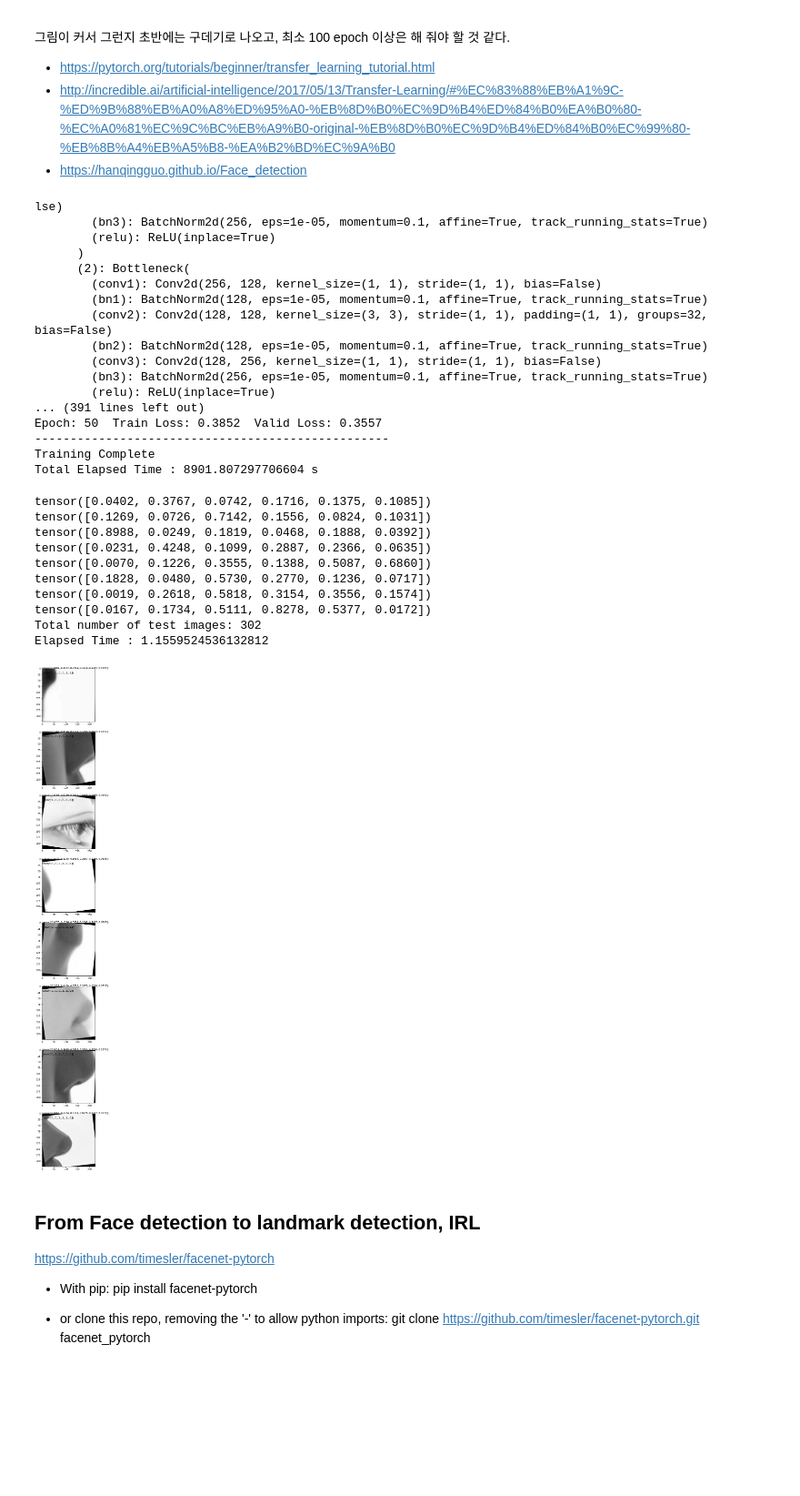
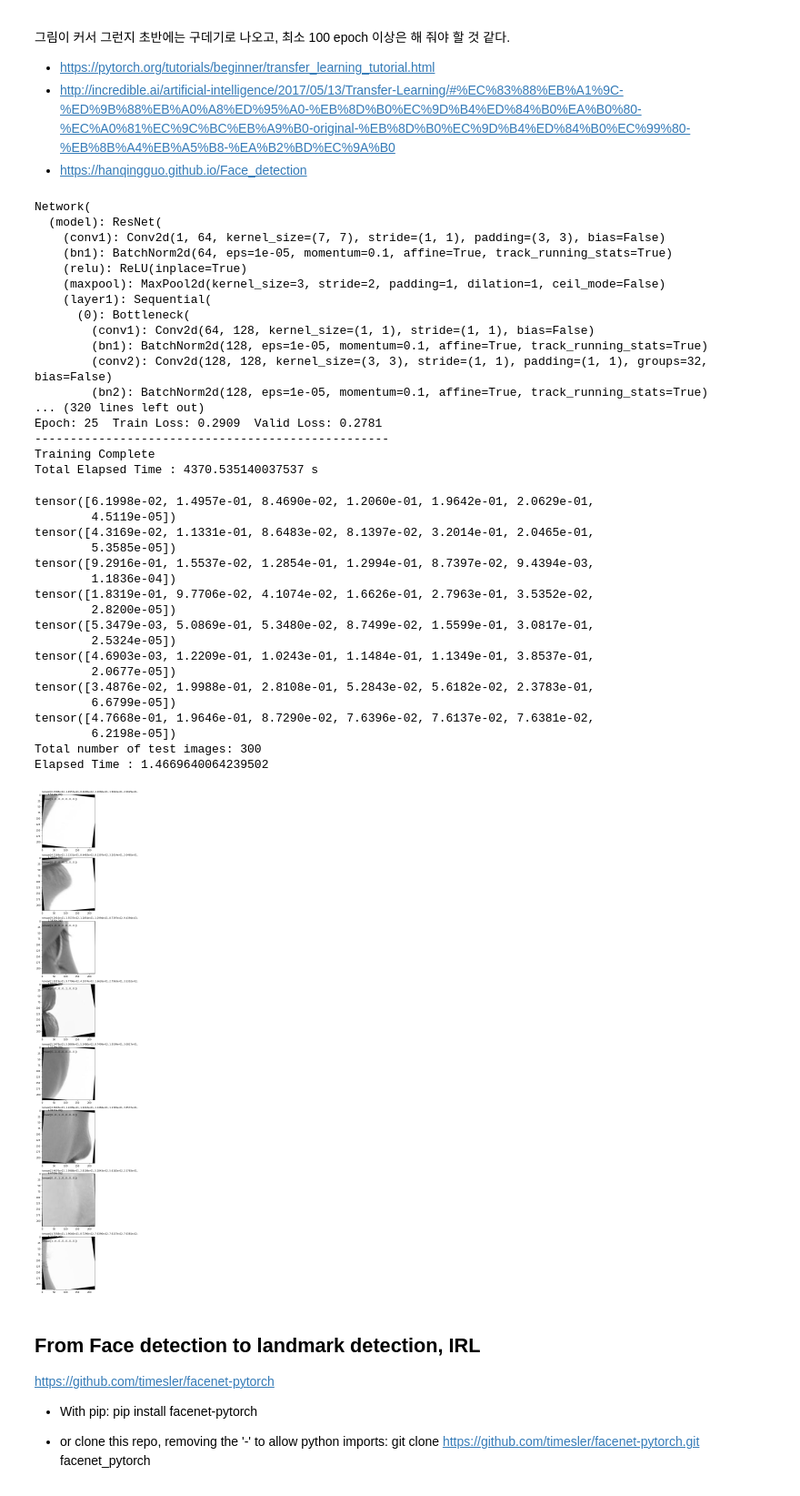
Before and after one commit to 2wind/LandmarkDetector, a Jupyter notebook: sortout.ipynb, the cells around one changed output. Shown at 91% size. Cells and saved outputs as stored; diff of their text form; code cells hidden in the pictures; blank space fills up the shorter version.

Commit message:
trained one more model and upgraded sortout

```diff
--- a/sortout.ipynb
+++ b/sortout.ipynb
@@ -188,7 +188,10 @@ class PatchClassificationDataSet(Dataset):
         landmark = self.extract_landmarks(df, self.landmark_regex, self.landmark_length)
 
         top, left, height, width = self.bounding_box(landmark[remainder])
-        onehot = self.check_within_bounding_box(landmark, top, left, height, width)
+        # onehot = self.check_within_bounding_box(landmark, top, left, height, width)
+        onehot = [0.] * (len(landmark) + 1)
+        onehot[remainder] = 1.
+        onehot = torch.tensor(onehot)
 
         img, landmark = self.crop(img, landmark, top, left, height, width)
 
@@ -207,6 +210,7 @@ class PatchClassificationDataSet(Dataset):
         return img, onehot
 # %%
 data_dir = "./AutoAlign"
+test_dir = "./AutoAlign_test"
 weights_path = 'face_classification_patch_'
 
 landmark_regex_string = '29@[2479]|30@[34]' # for 18: '29@[1-9]\d?|30@[1-7]'
@@ -216,19 +220,11 @@ photo_postfix = "lat_photo.jpg"
 tsv_postfix = "lat_photo.txt"
 
 
-dataset = PatchClassificationDataSet(data_dir, photo_postfix, tsv_postfix, landmark_regex = landmark_regex_string, landmark_length = landmark_number)
+train_dataset = PatchClassificationDataSet(data_dir, photo_postfix, tsv_postfix, landmark_regex = landmark_regex_string, landmark_length = landmark_number)
+valid_dataset = PatchClassificationDataSet(test_dir, photo_postfix, tsv_postfix, landmark_regex = landmark_regex_string, landmark_length = landmark_number)
 
 # split the dataset into validation and test sets
-len_valid_set = int(0.1*len(dataset))
-len_train_set = len(dataset) - len_valid_set
-
-print("The length of Train set is {}".format(len_train_set))
-print("The length of Valid set is {}".format(len_valid_set))
-
-train_dataset , valid_dataset,  = torch.utils.data.random_split(dataset , [len_train_set, len_valid_set])
-
 
 data_train_loader = DataLoader(train_dataset, batch_size=64, shuffle=True)
-print(len(data_train_loader))
 
 valid_loader = DataLoader(valid_dataset, batch_size=8, shuffle=True)
@@ -303,7 +295,7 @@ class Network(nn.Module):
 # %%capture cap_out --no-stderr
 
 torch.autograd.set_detect_anomaly(True)
-network = Network(num_classes=6)
+network = Network(num_classes=7)
 # use load_state_dict to load previously trained model.
 # checkpoint = torch.load(f"model/0518_1226_6_100_face_landmarks_transfer_resnext50.tar"))
 # use pth only
@@ -321,7 +313,7 @@ optimizer = optim.Adam(filter(lambda p: p.requires_grad, network.parameters()),
 # optimizer.load_state_dict(checkpoint['optimizer_state_dict'])
 
 loss_min = np.inf
-num_epochs = 50
+num_epochs = 25
 
 logger = pd.DataFrame(columns=['train loss', 'valid loss'])
 
@@ -406,63 +398,71 @@ logger.to_csv(f'csv/{time_str}_{landmark_number}_{num_epochs}_{weights_path}_tra
 # with open(f'csv/{time_str}_{landmark_number}_{num_epochs}_train_log.txt') as capture_file:
 #     capture_file.write(cap_out)
 # %% [output]
-lse)
-        (bn3): BatchNorm2d(256, eps=1e-05, momentum=0.1, affine=True, track_running_stats=True)
-        (relu): ReLU(inplace=True)
-      )
-      (2): Bottleneck(
-        (conv1): Conv2d(256, 128, kernel_size=(1, 1), stride=(1, 1), bias=False)
+Network(
+  (model): ResNet(
+    (conv1): Conv2d(1, 64, kernel_size=(7, 7), stride=(1, 1), padding=(3, 3), bias=False)
+    (bn1): BatchNorm2d(64, eps=1e-05, momentum=0.1, affine=True, track_running_stats=True)
+    (relu): ReLU(inplace=True)
+    (maxpool): MaxPool2d(kernel_size=3, stride=2, padding=1, dilation=1, ceil_mode=False)
+    (layer1): Sequential(
+      (0): Bottleneck(
+        (conv1): Conv2d(64, 128, kernel_size=(1, 1), stride=(1, 1), bias=False)
         (bn1): BatchNorm2d(128, eps=1e-05, momentum=0.1, affine=True, track_running_stats=True)
         (conv2): Conv2d(128, 128, kernel_size=(3, 3), stride=(1, 1), padding=(1, 1), groups=32, bias=False)
         (bn2): BatchNorm2d(128, eps=1e-05, momentum=0.1, affine=True, track_running_stats=True)
-        (conv3): Conv2d(128, 256, kernel_size=(1, 1), stride=(1, 1), bias=False)
-        (bn3): BatchNorm2d(256, eps=1e-05, momentum=0.1, affine=True, track_running_stats=True)
-        (relu): ReLU(inplace=True)
-... (391 lines left out)
-Epoch: 50  Train Loss: 0.3852  Valid Loss: 0.3557
+... (320 lines left out)
+Epoch: 25  Train Loss: 0.2909  Valid Loss: 0.2781
 --------------------------------------------------
 Training Complete
-Total Elapsed Time : 8901.807297706604 s
+Total Elapsed Time : 4370.535140037537 s
 # %%
 start_time = time.time()
 
 with torch.no_grad():
 
-    best_network = Network()
+    best_network = Network(num_classes=7)
     best_network.cuda()
     best_network.load_state_dict(torch.load(f"model/{time_str}_{landmark_number}_{num_epochs}_{weights_path}_{network.model_name}.tar")['network_state_dict'])
     best_network.eval()
 
     images, classification = next(iter(valid_loader))
     images = images.cuda()
 
     predictions = best_network(images).cpu()
 
     plt.figure(figsize=(10,40))
 
     for img_num in range(8):
         plt.subplot(8,1,img_num+1)
         plt.imshow(images[img_num].cpu().numpy().transpose(1,2,0).squeeze(), cmap='gray')
         print(predictions[img_num])
         plt.text(0, 0, predictions[img_num, :])
         plt.text(0, 20, classification[img_num, :])
 
 print('Total number of test images: {}'.format(len(valid_dataset)))
 
 end_time = time.time()
 print("Elapsed Time : {}".format(end_time - start_time))
 # %% [output]
-tensor([0.0402, 0.3767, 0.0742, 0.1716, 0.1375, 0.1085])
-tensor([0.1269, 0.0726, 0.7142, 0.1556, 0.0824, 0.1031])
-tensor([0.8988, 0.0249, 0.1819, 0.0468, 0.1888, 0.0392])
-tensor([0.0231, 0.4248, 0.1099, 0.2887, 0.2366, 0.0635])
-tensor([0.0070, 0.1226, 0.3555, 0.1388, 0.5087, 0.6860])
-tensor([0.1828, 0.0480, 0.5730, 0.2770, 0.1236, 0.0717])
-tensor([0.0019, 0.2618, 0.5818, 0.3154, 0.3556, 0.1574])
-tensor([0.0167, 0.1734, 0.5111, 0.8278, 0.5377, 0.0172])
-Total number of test images: 302
-Elapsed Time : 1.1559524536132812
+tensor([6.1998e-02, 1.4957e-01, 8.4690e-02, 1.2060e-01, 1.9642e-01, 2.0629e-01,
+        4.5119e-05])
+tensor([4.3169e-02, 1.1331e-01, 8.6483e-02, 8.1397e-02, 3.2014e-01, 2.0465e-01,
+        5.3585e-05])
+tensor([9.2916e-01, 1.5537e-02, 1.2854e-01, 1.2994e-01, 8.7397e-02, 9.4394e-03,
+        1.1836e-04])
+tensor([1.8319e-01, 9.7706e-02, 4.1074e-02, 1.6626e-01, 2.7963e-01, 3.5352e-02,
+        2.8200e-05])
+tensor([5.3479e-03, 5.0869e-01, 5.3480e-02, 8.7499e-02, 1.5599e-01, 3.0817e-01,
+        2.5324e-05])
+tensor([4.6903e-03, 1.2209e-01, 1.0243e-01, 1.1484e-01, 1.1349e-01, 3.8537e-01,
+        2.0677e-05])
+tensor([3.4876e-02, 1.9988e-01, 2.8108e-01, 5.2843e-02, 5.6182e-02, 2.3783e-01,
+        6.6799e-05])
+tensor([4.7668e-01, 1.9646e-01, 8.7290e-02, 7.6396e-02, 7.6137e-02, 7.6381e-02,
+        6.2198e-05])
+Total number of test images: 300
+Elapsed Time : 1.4669640064239502
-[figure, old version]
+[figure, new version]
 # %% [markdown]
 ## From Face detection to landmark detection, IRL
 
```
Also changed, not shown: parts of 4 cells of this notebook, 5 other files.
